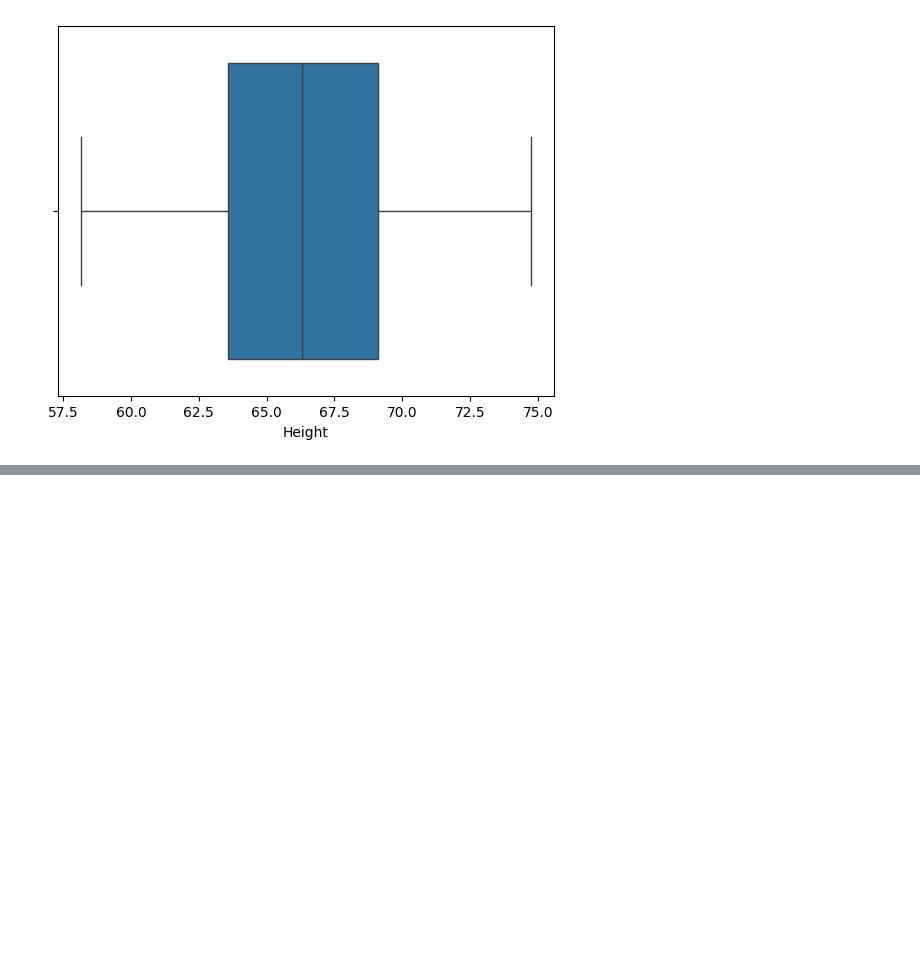
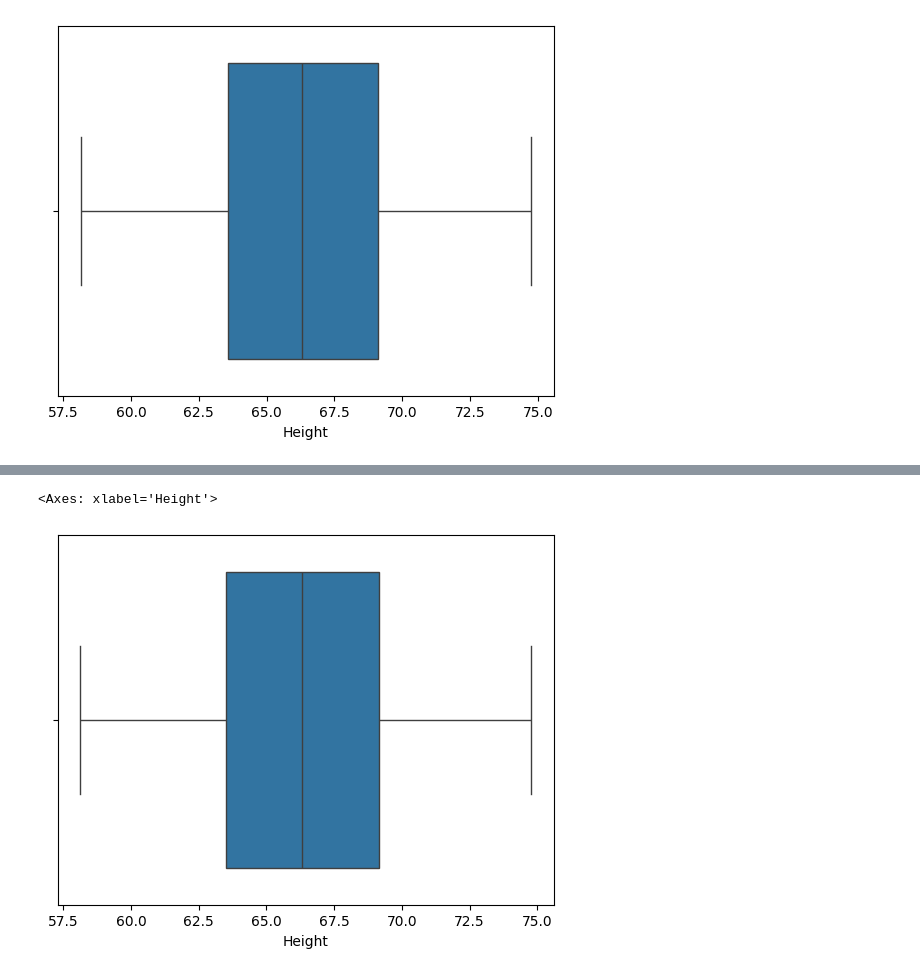
Before and after one commit to Muhammad-Waleed-Source/Machine-Learning, a Jupyter notebook: Day-44/Percentile-Winsorization.ipynb, the cells around one changed output, grey strips where cells are left out. Saved outputs shown, nothing was run; the diff lists cells and outputs as text; code cells hidden in the pictures; blank space fills up the shorter version.

```diff
--- a/Day-44/Percentile-Winsorization.ipynb
+++ b/Day-44/Percentile-Winsorization.ipynb
@@ -110,0 +150,5 @@ sns.boxplot(new_df['Height'], orient='h')
+# %%
+sns.boxplot(df['Height'], orient='h')
+# %% [output]
+<Axes: xlabel='Height'>
+[figure, added]
```
Also changed, not shown: parts of 5 cells of this notebook.
